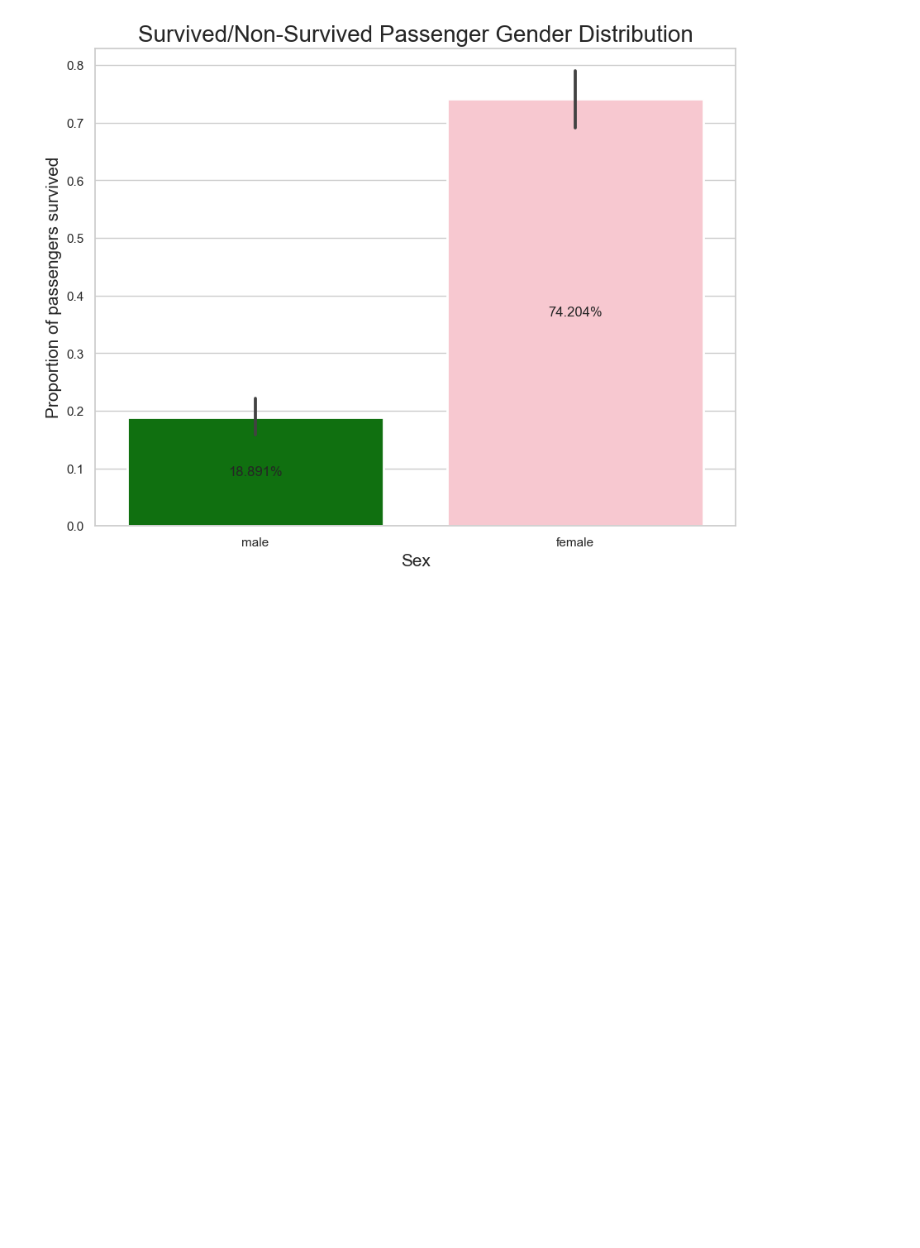
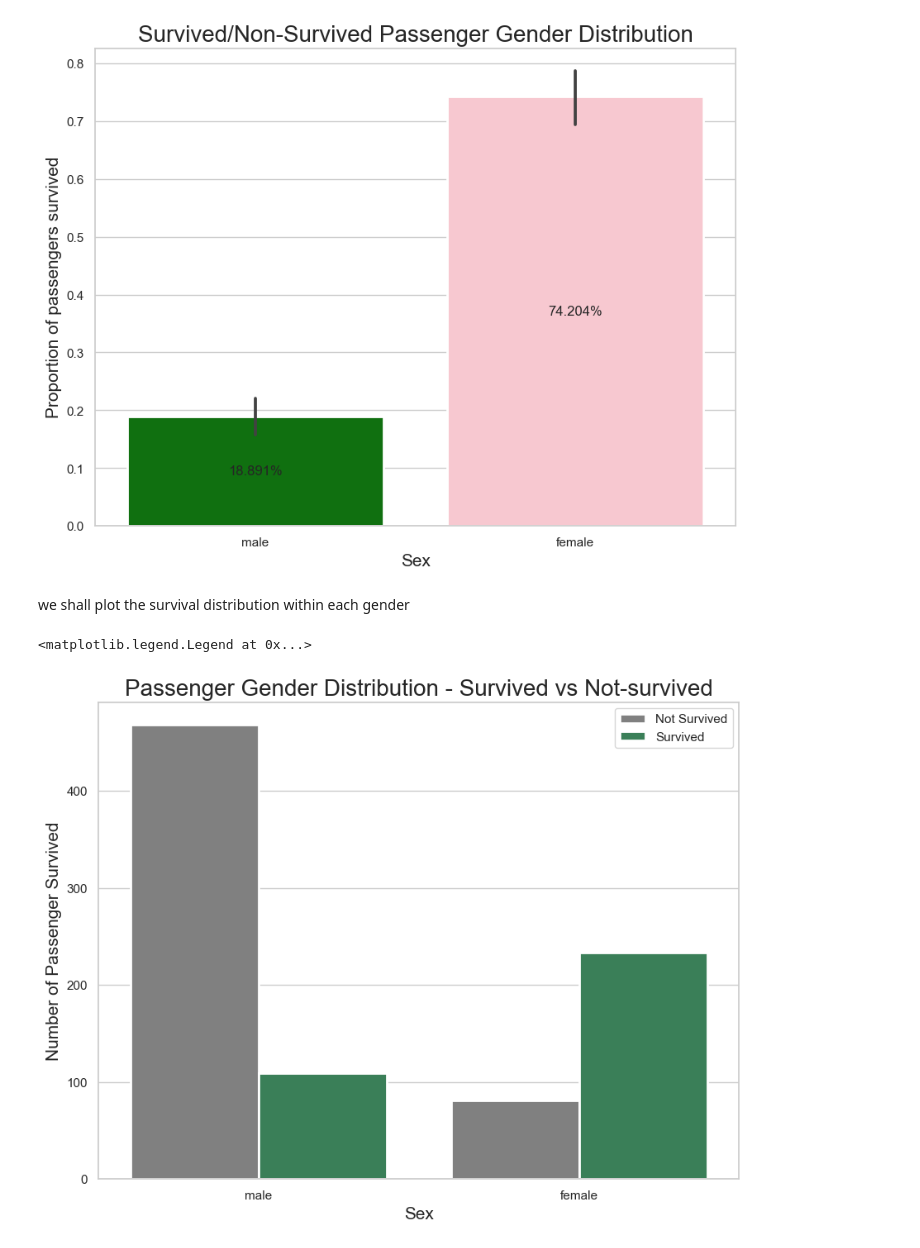
Before and after one commit to islamahrous/titanic_DS_analysis, a Jupyter notebook: titanic_DS_analysis.ipynb, the cells around one changed output. Saved outputs shown, nothing was run; the diff lists cells and outputs as text; code cells hidden in the pictures; blank space fills up the shorter version.

Commit message:
survival percntage continued

```diff
--- a/titanic_DS_analysis.ipynb
+++ b/titanic_DS_analysis.ipynb
@@ -280,3 +281,23 @@ for patch in myaxis.patches:
                horizontalalignment='center', verticalalignment='center')
 # %% [output]
 [figure]
+# %% [markdown]
+we shall plot the survival distribution within each gender
+# %%
+figure, myaxis = plt.subplots(figsize=(10, 7.5))
+
+sns.countplot(x = "Sex",
+                   hue="Survived",
+                   data = train,
+                   linewidth=2,
+                   palette = {1:"seagreen", 0:"gray"}, ax = myaxis)
+
+
+## Fixing title, xlabel and ylabel
+myaxis.set_title("Passenger Gender Distribution - Survived vs Not-survived", fontsize = 20)
+myaxis.set_xlabel("Sex", fontsize = 15);
+myaxis.set_ylabel("Number of Passenger Survived", fontsize = 15)
+myaxis.legend(["Not Survived", "Survived"], loc = 'upper right')
+# %% [output]
+<matplotlib.legend.Legend at 0x...>
+[figure, added]
```
Also changed, not shown: parts of 5 cells of this notebook.
